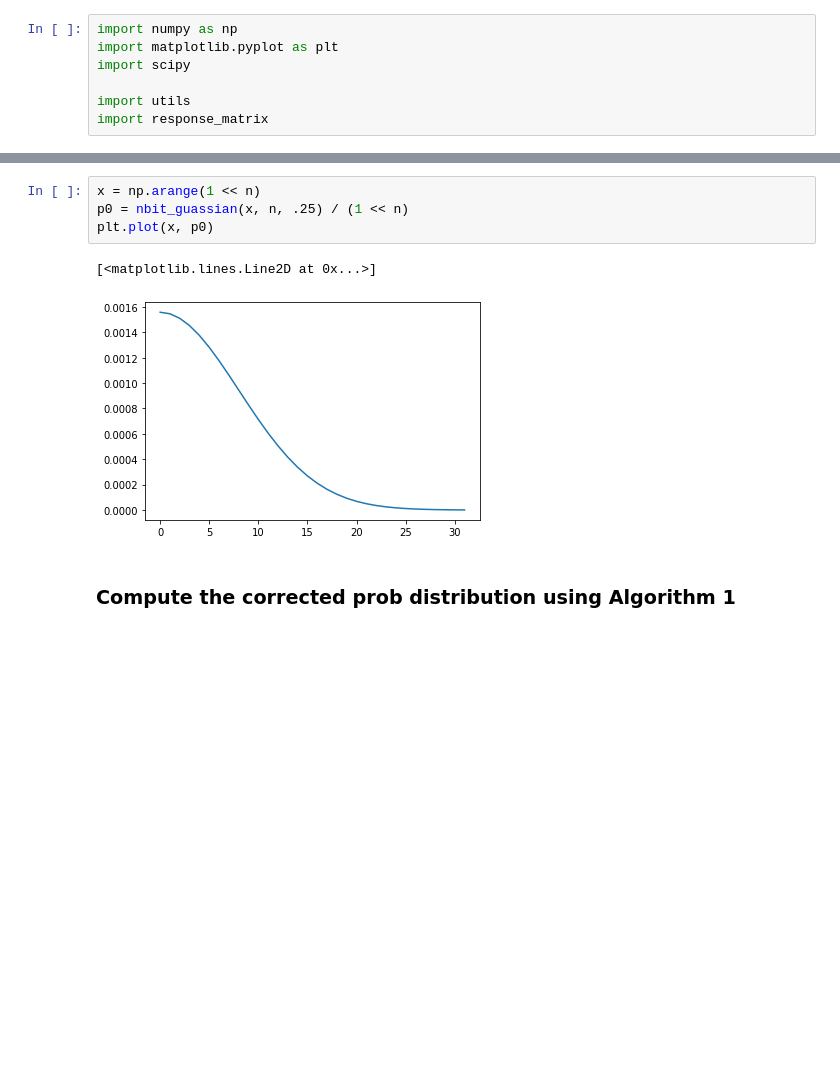
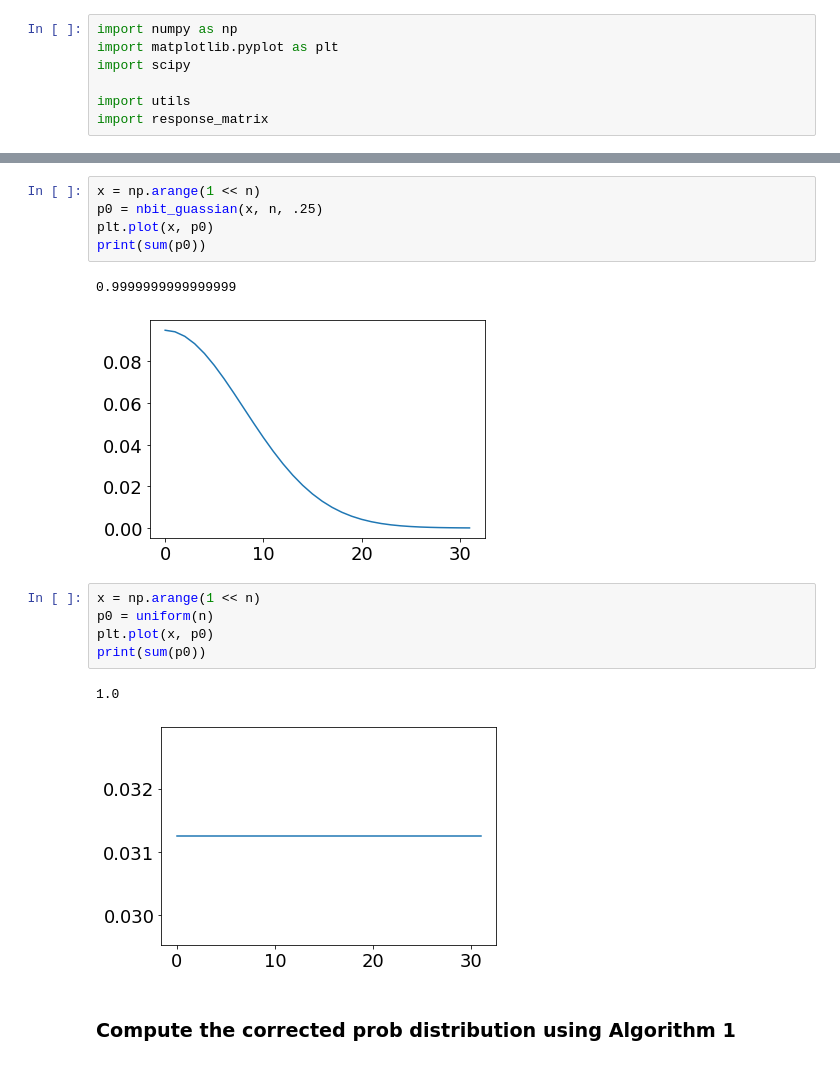
Before and after one commit to peterse/perturbative_readout_correction, a Jupyter notebook: make_plot_1_p0_scaling.ipynb, the cells around one changed output, grey strips where cells are left out. Drawn from its saved outputs; the diff is of its cells as text; blank space fills up the shorter version.

```diff
--- a/make_plot_1_p0_scaling.ipynb
+++ b/make_plot_1_p0_scaling.ipynb
@@ -50,10 +55,19 @@ print(sum(p0))
 # %%
 x = np.arange(1 << n)
-p0 = nbit_guassian(x, n, .25) / (1 << n)
+p0 = nbit_guassian(x, n, .25)
 plt.plot(x, p0)
+print(sum(p0))
 # %% [output]
-[<matplotlib.lines.Line2D at 0x...>]
+0.9999999999999999
-[figure, old version]
+[figure, new version]
+# %%
+x = np.arange(1 << n)
+p0 = uniform(n)
+plt.plot(x, p0)
+print(sum(p0))
+# %% [output]
+1.0
+[figure, added]
 # %% [markdown]
 ### Compute the corrected prob distribution using Algorithm 1
 # %% [markdown]
```
Also changed, not shown: parts of 5 cells of this notebook, 5 other files.
